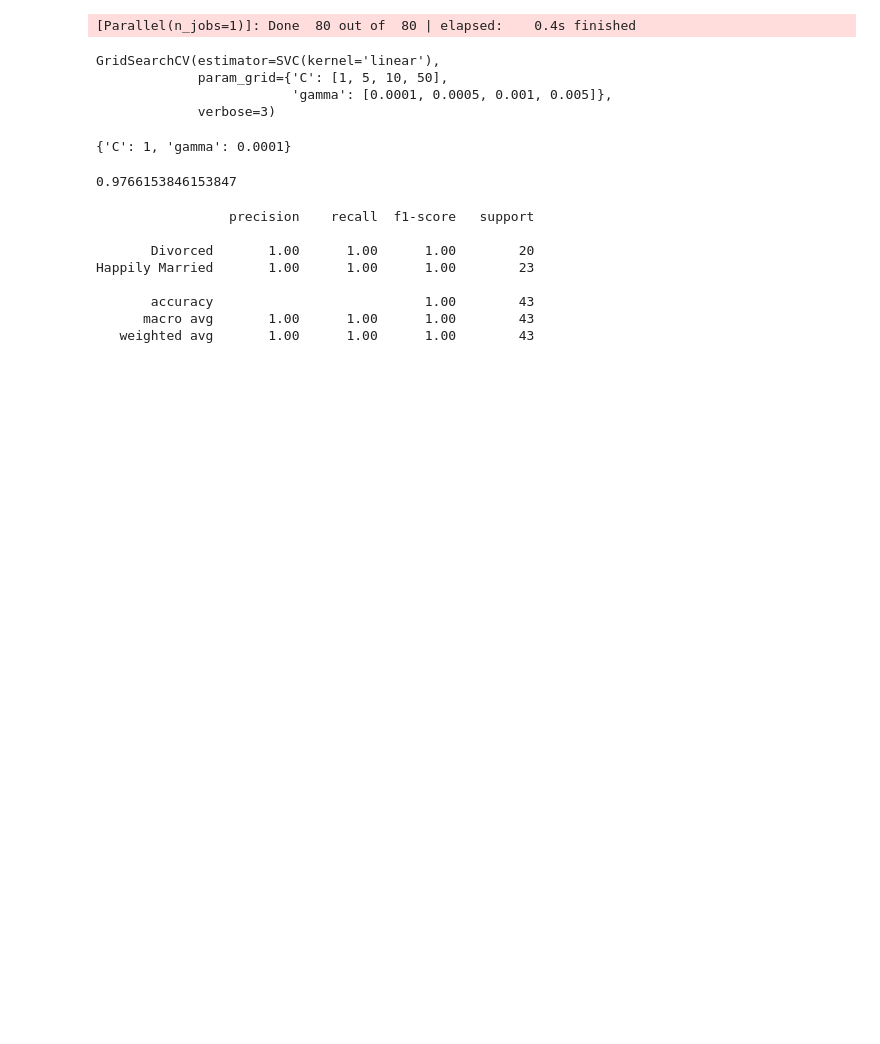
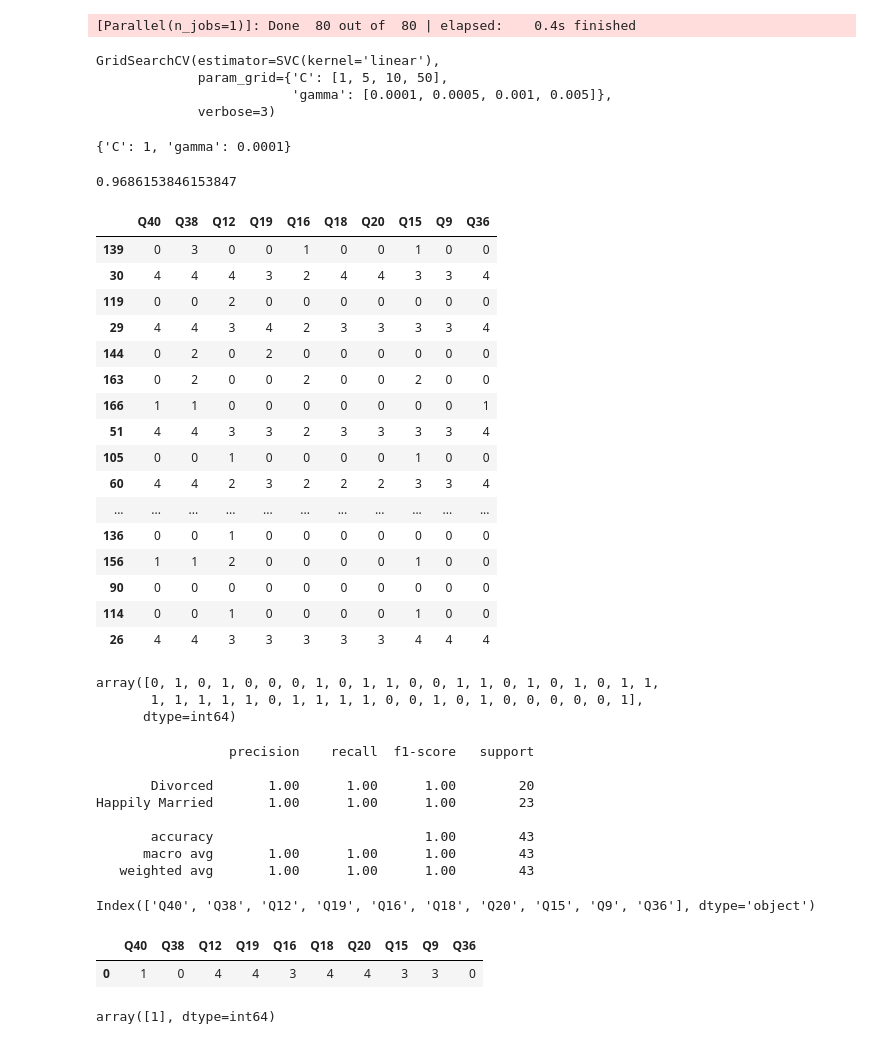
Before and after one commit to Corters22/BeforeYouSayIDoApp, a Jupyter notebook: Grid_search_model.ipynb, the cells around one changed output. Saved outputs shown, nothing was run; the diff lists cells and outputs as text; code cells hidden in the pictures; blank space fills up the shorter version.

Commit message:
downloaded ipynb files to py files and added grid search model

```diff
--- a/Grid_search_model.ipynb
+++ b/Grid_search_model.ipynb
@@ -14,3 +14,6 @@ df.head()
 | 3 | 3 | 2 | 3 | 2 | 3 | 3 | 3 | 3 | 3 | 3 | ... | ... |
 | 4 | 2 | 2 | 1 | 1 | 1 | 1 | 0 | 0 | 0 | 0 | ... | ... |
 5 rows × 55 columns
+# %%
+df = df[['Q40', 'Q38', 'Q12', 'Q19', 'Q16', 'Q18', 'Q20', 'Q15', 'Q9', 'Q36', 'Divorce']]
+df.head()
@@ -90,10 +100,36 @@ print(grid.best_params_)
 # List the best score
 print(grid.best_score_)
 # %% [output]
-0.9766153846153847
+0.9686153846153847
+# %%
+X_test
+# %% [output]
+|  | Q40 | Q38 | Q12 | Q19 | Q16 | Q18 | Q20 | Q15 | Q9 | Q36 |
+| 139 | 0 | 3 | 0 | 0 | 1 | 0 | 0 | 1 | 0 | 0 |
+| 30 | 4 | 4 | 4 | 3 | 2 | 4 | 4 | 3 | 3 | 4 |
+| 119 | 0 | 0 | 2 | 0 | 0 | 0 | 0 | 0 | 0 | 0 |
+| 29 | 4 | 4 | 3 | 4 | 2 | 3 | 3 | 3 | 3 | 4 |
+| 144 | 0 | 2 | 0 | 2 | 0 | 0 | 0 | 0 | 0 | 0 |
+| 163 | 0 | 2 | 0 | 0 | 2 | 0 | 0 | 2 | 0 | 0 |
+| 166 | 1 | 1 | 0 | 0 | 0 | 0 | 0 | 0 | 0 | 1 |
+| 51 | 4 | 4 | 3 | 3 | 2 | 3 | 3 | 3 | 3 | 4 |
+| 105 | 0 | 0 | 1 | 0 | 0 | 0 | 0 | 1 | 0 | 0 |
+| 60 | 4 | 4 | 2 | 3 | 2 | 2 | 2 | 3 | 3 | 4 |
+| ... | ... | ... | ... | ... | ... | ... | ... | ... | ... | ... |
+| 136 | 0 | 0 | 1 | 0 | 0 | 0 | 0 | 0 | 0 | 0 |
+| 156 | 1 | 1 | 2 | 0 | 0 | 0 | 0 | 1 | 0 | 0 |
+| 90 | 0 | 0 | 0 | 0 | 0 | 0 | 0 | 0 | 0 | 0 |
+| 114 | 0 | 0 | 1 | 0 | 0 | 0 | 0 | 1 | 0 | 0 |
+| 26 | 4 | 4 | 3 | 3 | 3 | 3 | 3 | 4 | 4 | 4 |
 # %%
 # Make predictions with the hypertuned model
 predictions = grid.predict(X_test)
+# %%
+predictions
+# %% [output]
+array([0, 1, 0, 1, 0, 0, 0, 1, 0, 1, 1, 0, 0, 1, 1, 0, 1, 0, 1, 0, 1, 1,
+       1, 1, 1, 1, 1, 0, 1, 1, 1, 1, 0, 0, 1, 0, 1, 0, 0, 0, 0, 0, 1],
+      dtype=int64)
 # %%
 # Calculate classification report
 from sklearn.metrics import classification_report
@@ -108,3 +144,20 @@ Happily Married       1.00      1.00      1.00        23
        accuracy                           1.00        43
       macro avg       1.00      1.00      1.00        43
    weighted avg       1.00      1.00      1.00        43
+# %%
+my_answers = [1, 0, 4, 4, 3, 4, 4, 3, 3, 0]
+pred_columns = X.columns
+pred_columns
+# %% [output]
+Index(['Q40', 'Q38', 'Q12', 'Q19', 'Q16', 'Q18', 'Q20', 'Q15', 'Q9', 'Q36'], dtype='object')
+# %%
+pred_df = pd.DataFrame(my_answers).transpose()
+pred_df.columns = pred_columns
+pred_df
+# %% [output]
+|  | Q40 | Q38 | Q12 | Q19 | Q16 | Q18 | Q20 | Q15 | Q9 | Q36 |
+| 0 | 1 | 0 | 4 | 4 | 3 | 4 | 4 | 3 | 3 | 0 |
+# %%
+grid.predict(pred_df)
+# %% [output]
+array([1], dtype=int64)
```
Also changed, not shown: parts of 3 cells of this notebook, 4 other files.
